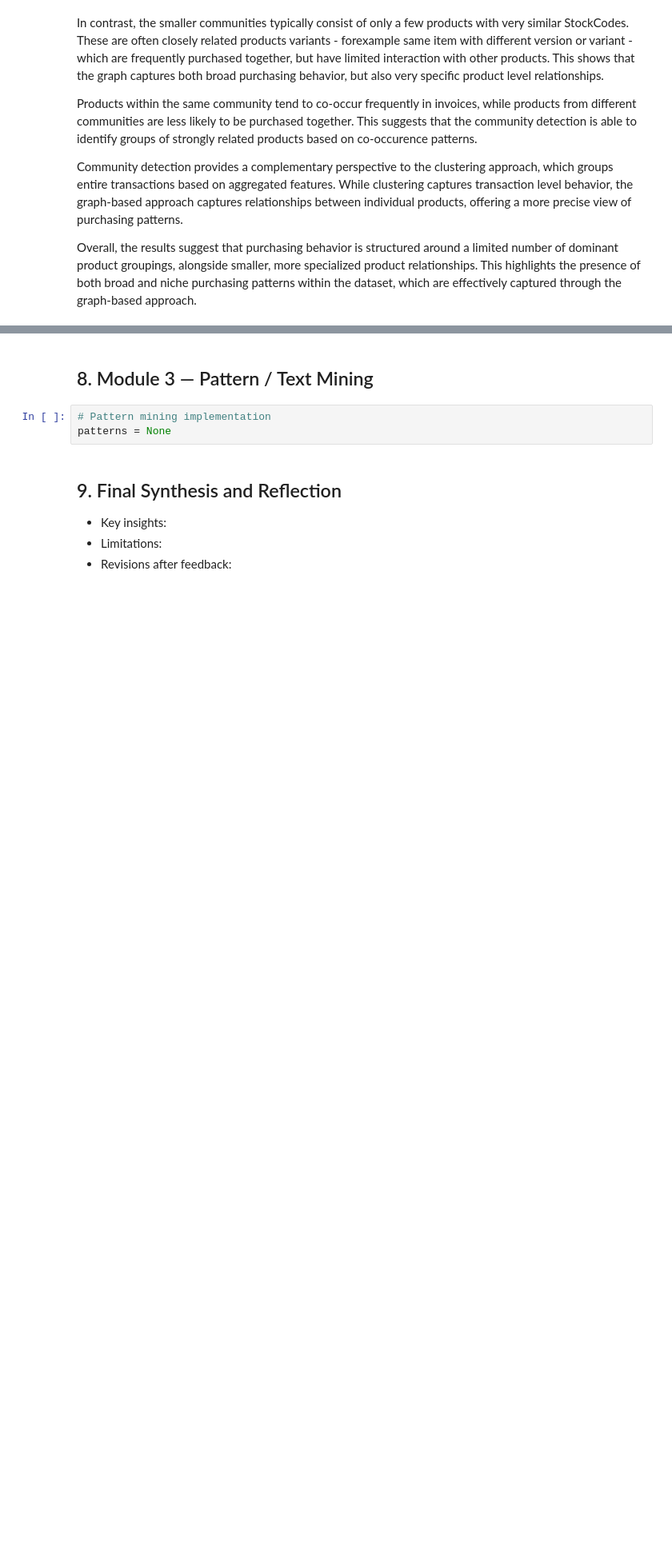
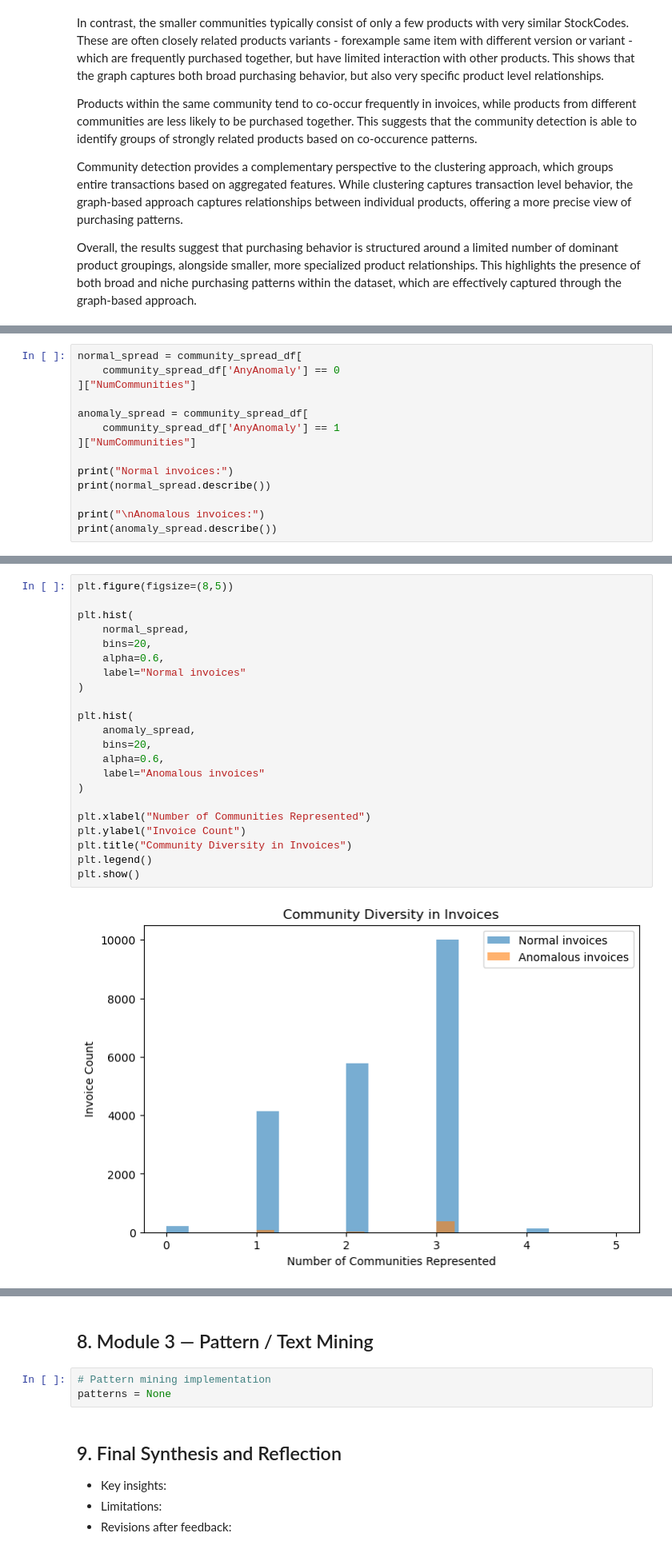
Before and after one commit to NouRALsaidD/data_mining_2026, a Jupyter notebook: data_mining_project_template.ipynb, the cells around one changed output, grey strips where cells are left out. Shown at 80% size. Cells and saved outputs as stored; diff of their text form; blank space fills up the shorter version.

```diff
--- a/data_mining_project_template.ipynb
+++ b/data_mining_project_template.ipynb
@@ -1611,0 +1686,14 @@ In graph-based approach, the focused was more on the products and their relation
+# %%
+normal_spread = community_spread_df[
+    community_spread_df['AnyAnomaly'] == 0
+]["NumCommunities"]
+
+anomaly_spread = community_spread_df[
+    community_spread_df['AnyAnomaly'] == 1
+]["NumCommunities"]
+
+print("Normal invoices:")
+print(normal_spread.describe())
+
+print("\nAnomalous invoices:")
+print(anomaly_spread.describe())
@@ -1611,0 +1724,24 @@ In graph-based approach, the focused was more on the products and their relation
+# %%
+plt.figure(figsize=(8,5))
+
+plt.hist(
+    normal_spread,
+    bins=20,
+    alpha=0.6,
+    label="Normal invoices"
+)
+
+plt.hist(
+    anomaly_spread,
+    bins=20,
+    alpha=0.6,
+    label="Anomalous invoices"
+)
+
+plt.xlabel("Number of Communities Represented")
+plt.ylabel("Invoice Count")
+plt.title("Community Diversity in Invoices")
+plt.legend()
+plt.show()
+# %% [output]
+[figure, added]
```
Also changed, not shown: parts of 21 cells of this notebook.
